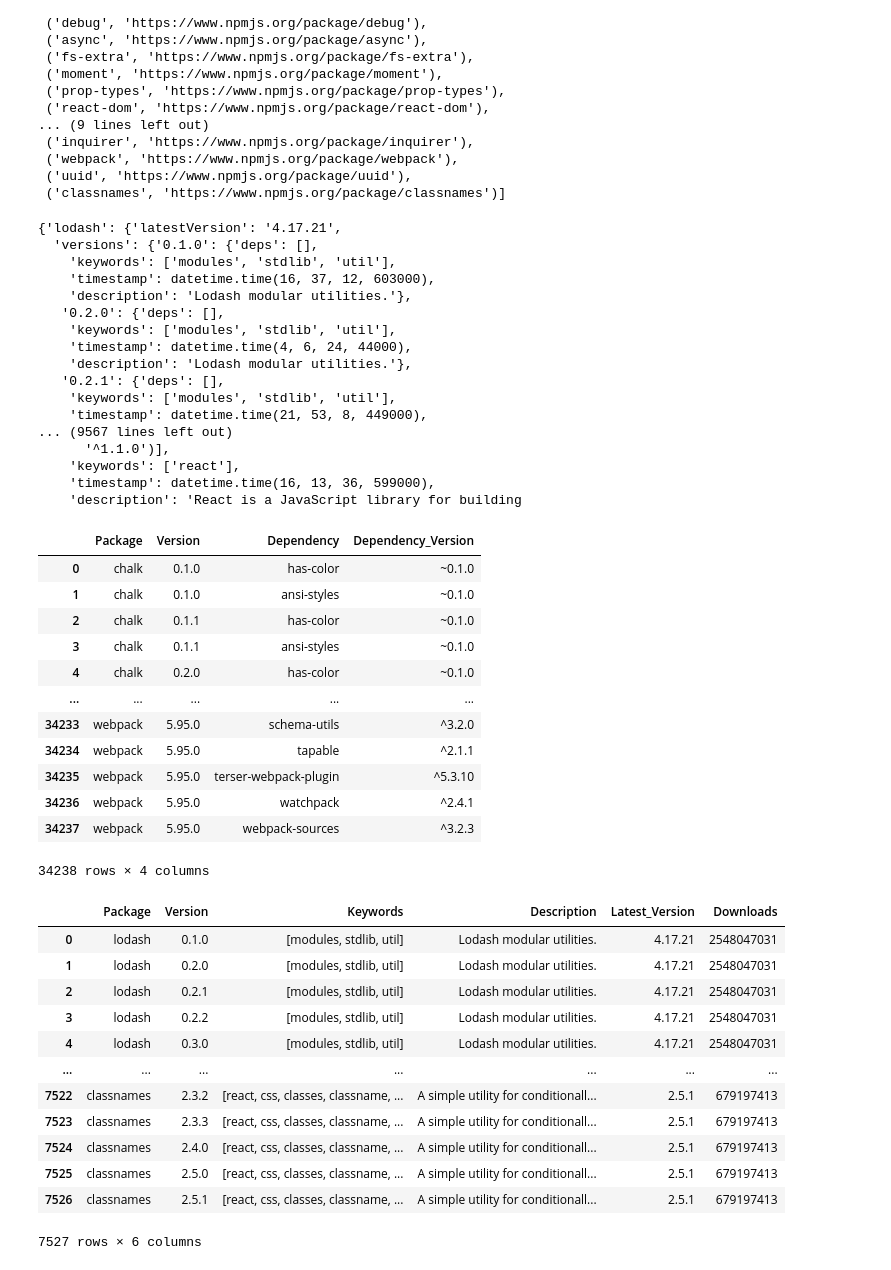
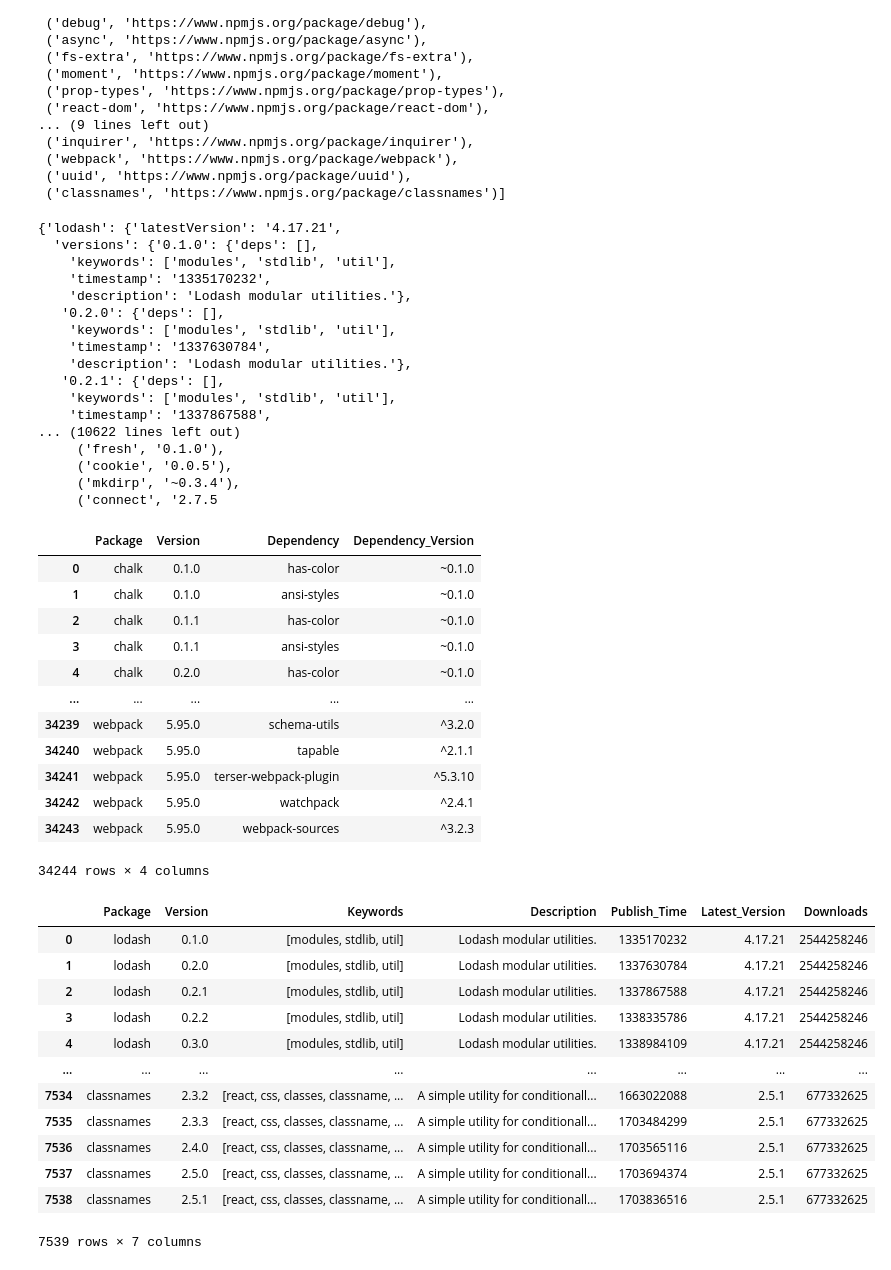
Before and after one commit to rahul0299/graphml-package-dependency-recommendation, a Jupyter notebook: dataset_builder.ipynb, the cells around one changed output. Drawn from its saved outputs; the diff is of its cells as text; code cells hidden in the pictures.

Commit message:
timestamp fix

```diff
--- a/dataset_builder.ipynb
+++ b/dataset_builder.ipynb
@@ -67,10 +67,11 @@ for package, url in packages:
             packageFeatures[package]["versions"][version]["keywords"] = []
 
         # Time is in ISO format. Convert to epoch
-        time = jsonData["time"][version]
-        time = time.replace('Z', '+00:00')
-        time = datetime.fromisoformat(time)
-        packageFeatures[package]["versions"][version]["timestamp"] = time.time()
+        publishTime = jsonData["time"][version]
+        publishTime = publishTime.replace('Z', '+00:00')
+        publishTime = datetime.fromisoformat(publishTime)
+        timestamp = datetime.strftime(publishTime, '%s')
+        packageFeatures[package]["versions"][version]["timestamp"] = timestamp
 
         # Extract description for each version of the package
         packageFeatures[package]["versions"][version]["description"] = jsonData["description"]
@@ -86,20 +87,20 @@ packageFeatures
 {'lodash': {'latestVersion': '4.17.21',
   'versions': {'0.1.0': {'deps': [],
     'keywords': ['modules', 'stdlib', 'util'],
-    'timestamp': datetime.time(16, 37, 12, 603000),
+    'timestamp': '1335170232',
     'description': 'Lodash modular utilities.'},
    '0.2.0': {'deps': [],
     'keywords': ['modules', 'stdlib', 'util'],
-    'timestamp': datetime.time(4, 6, 24, 44000),
+    'timestamp': '1337630784',
     'description': 'Lodash modular utilities.'},
    '0.2.1': {'deps': [],
     'keywords': ['modules', 'stdlib', 'util'],
-    'timestamp': datetime.time(21, 53, 8, 449000),
-... (9567 lines left out)
-      '^1.1.0')],
-    'keywords': ['react'],
-    'timestamp': datetime.time(16, 13, 36, 599000),
-    'description': 'React is a JavaScript library for building
+    'timestamp': '1337867588',
+... (10622 lines left out)
+     ('fresh', '0.1.0'),
+     ('cookie', '0.0.5'),
+     ('mkdirp', '~0.3.4'),
+     ('connect', '2.7.5
 # %%
 import pandas as pd
 
@@ -114,7 +115,7 @@ for package, feats in packageFeatures.items():
         for dep in versionData['deps']:
             dep_data.append((package, version, dep[0], dep[1]))
 
-        feat_data.append((package, version, versionData["keywords"], versionData["description"], latestVersion, downloads))
+        feat_data.append((package, version, versionData["keywords"], versionData["description"], versionData['timestamp'], latestVersion, downloads))
 # %%
 dep_df = pd.DataFrame(dep_data, columns=['Package', 'Version', 'Dependency', 'Dependency_Version'])
 dep_df
@@ -126,26 +127,26 @@ dep_df
 | 3 | chalk | 0.1.1 | ansi-styles | ~0.1.0 |
 | 4 | chalk | 0.2.0 | has-color | ~0.1.0 |
 | ... | ... | ... | ... | ... |
-| 34233 | webpack | 5.95.0 | schema-utils | ^3.2.0 |
-| 34234 | webpack | 5.95.0 | tapable | ^2.1.1 |
-| 34235 | webpack | 5.95.0 | terser-webpack-plugin | ^5.3.10 |
-| 34236 | webpack | 5.95.0 | watchpack | ^2.4.1 |
-| 34237 | webpack | 5.95.0 | webpack-sources | ^3.2.3 |
+| 34239 | webpack | 5.95.0 | schema-utils | ^3.2.0 |
+| 34240 | webpack | 5.95.0 | tapable | ^2.1.1 |
+| 34241 | webpack | 5.95.0 | terser-webpack-plugin | ^5.3.10 |
+| 34242 | webpack | 5.95.0 | watchpack | ^2.4.1 |
+| 34243 | webpack | 5.95.0 | webpack-sources | ^3.2.3 |
-34238 rows × 4 columns
+34244 rows × 4 columns
 # %%
-feat_df = pd.DataFrame(feat_data, columns=['Package', 'Version', 'Keywords', 'Description', 'Latest_Version', 'Downloads'])
+feat_df = pd.DataFrame(feat_data, columns=['Package', 'Version', 'Keywords', 'Description', 'Publish_Time', 'Latest_Version', 'Downloads'])
 feat_df
 # %% [output]
-|  | Package | Version | Keywords | Description | Latest_Version | Downloads |
-| 0 | lodash | 0.1.0 | [modules, stdlib, util] | Lodash modular utilities. | 4.17.21 | 2548047031 |
-| 1 | lodash | 0.2.0 | [modules, stdlib, util] | Lodash modular utilities. | 4.17.21 | 2548047031 |
-| 2 | lodash | 0.2.1 | [modules, stdlib, util] | Lodash modular utilities. | 4.17.21 | 2548047031 |
-| 3 | lodash | 0.2.2 | [modules, stdlib, util] | Lodash modular utilities. | 4.17.21 | 2548047031 |
-| 4 | lodash | 0.3.0 | [modules, stdlib, util] | Lodash modular utilities. | 4.17.21 | 2548047031 |
-| ... | ... | ... | ... | ... | ... | ... |
-| 7522 | classnames | 2.3.2 | [react, css, classes, classname, ... | A simple utility for conditionall... | 2.5.1 | 679197413 |
-| 7523 | classnames | 2.3.3 | [react, css, classes, classname, ... | A simple utility for conditionall... | 2.5.1 | 679197413 |
-| 7524 | classnames | 2.4.0 | [react, css, classes, classname, ... | A simple utility for conditionall... | 2.5.1 | 679197413 |
-| 7525 | classnames | 2.5.0 | [react, css, classes, classname, ... | A simple utility for conditionall... | 2.5.1 | 679197413 |
-| 7526 | classnames | 2.5.1 | [react, css, classes, classname, ... | A simple utility for conditionall... | 2.5.1 | 679197413 |
+|  | Package | Version | Keywords | Description | Publish_Time | Latest_Version | Downloads |
+| 0 | lodash | 0.1.0 | [modules, stdlib, util] | Lodash modular utilities. | 1335170232 | 4.17.21 | 2544258246 |
+| 1 | lodash | 0.2.0 | [modules, stdlib, util] | Lodash modular utilities. | 1337630784 | 4.17.21 | 2544258246 |
+| 2 | lodash | 0.2.1 | [modules, stdlib, util] | Lodash modular utilities. | 1337867588 | 4.17.21 | 2544258246 |
+| 3 | lodash | 0.2.2 | [modules, stdlib, util] | Lodash modular utilities. | 1338335786 | 4.17.21 | 2544258246 |
+| 4 | lodash | 0.3.0 | [modules, stdlib, util] | Lodash modular utilities. | 1338984109 | 4.17.21 | 2544258246 |
+| ... | ... | ... | ... | ... | ... | ... | ... |
+| 7534 | classnames | 2.3.2 | [react, css, classes, classname, ... | A simple utility for conditionall... | 1663022088 | 2.5.1 | 677332625 |
+| 7535 | classnames | 2.3.3 | [react, css, classes, classname, ... | A simple utility for conditionall... | 1703484299 | 2.5.1 | 677332625 |
+| 7536 | classnames | 2.4.0 | [react, css, classes, classname, ... | A simple utility for conditionall... | 1703565116 | 2.5.1 | 677332625 |
+| 7537 | classnames | 2.5.0 | [react, css, classes, classname, ... | A simple utility for conditionall... | 1703694374 | 2.5.1 | 677332625 |
+| 7538 | classnames | 2.5.1 | [react, css, classes, classname, ... | A simple utility for conditionall... | 1703836516 | 2.5.1 | 677332625 |
-7527 rows × 6 columns
+7539 rows × 7 columns
```
